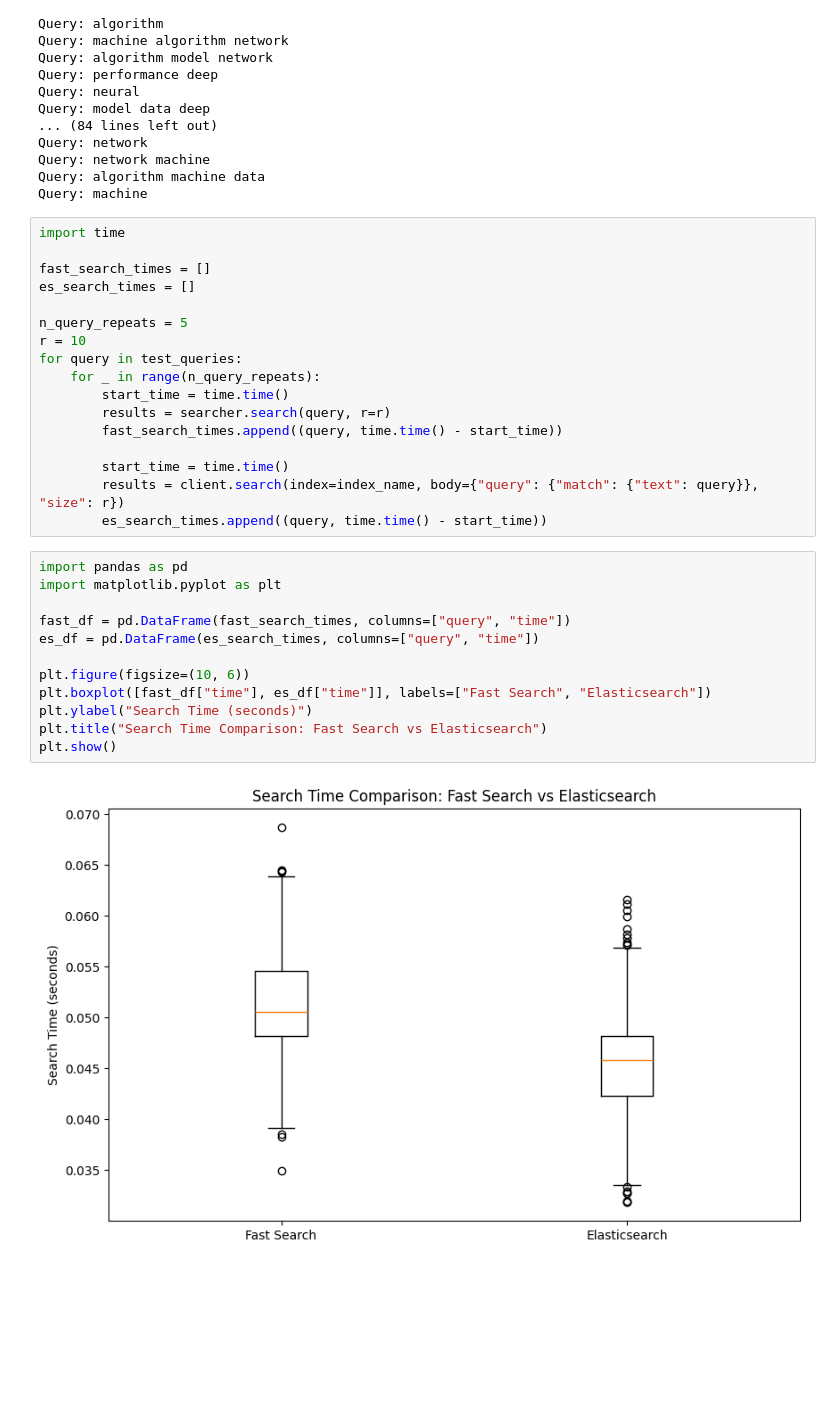
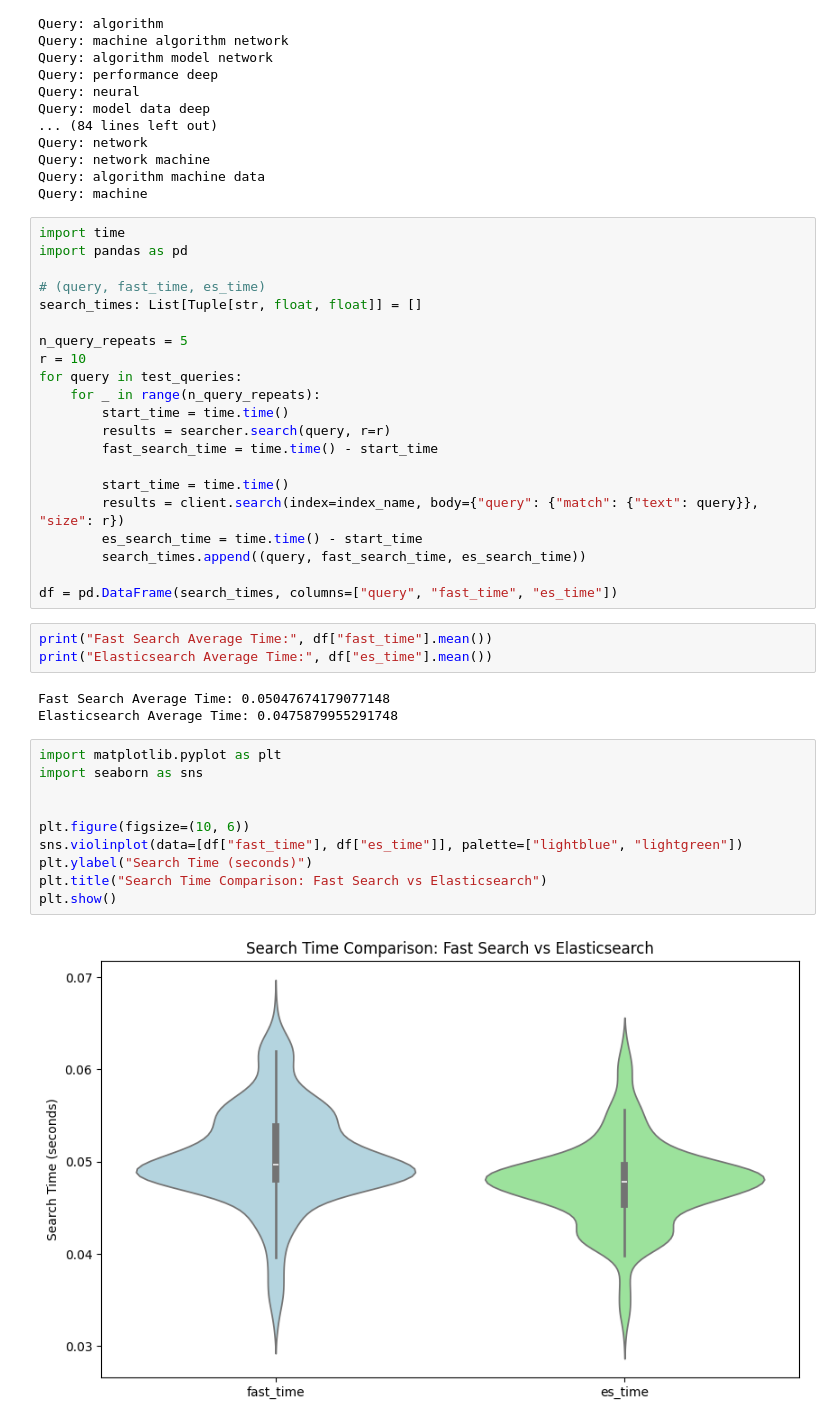
Before and after one commit to AimbotParce/MDS-IRRS-Lab4, a Jupyter notebook: notebooks/fast-vs-elasticsearch.ipynb, the cells around one changed output. Cells and saved outputs as stored; diff of their text form; blank space fills up the shorter version.

Commit message:
Comparison with violin_plot

```diff
--- a/notebooks/fast-vs-elasticsearch.ipynb
+++ b/notebooks/fast-vs-elasticsearch.ipynb
@@ -160,9 +160,10 @@ Query: algorithm machine data
 Query: machine
 # %%
 import time
+import pandas as pd
 
-fast_search_times = []
-es_search_times = []
+# (query, fast_time, es_time)
+search_times: List[Tuple[str, float, float]] = []
 
 n_query_repeats = 5
 r = 10
@@ -170,22 +171,29 @@ for query in test_queries:
     for _ in range(n_query_repeats):
         start_time = time.time()
         results = searcher.search(query, r=r)
-        fast_search_times.append((query, time.time() - start_time))
+        fast_search_time = time.time() - start_time
 
         start_time = time.time()
         results = client.search(index=index_name, body={"query": {"match": {"text": query}}, "size": r})
-        es_search_times.append((query, time.time() - start_time))
+        es_search_time = time.time() - start_time
+        search_times.append((query, fast_search_time, es_search_time))
+
+df = pd.DataFrame(search_times, columns=["query", "fast_time", "es_time"])
+# %%
+print("Fast Search Average Time:", df["fast_time"].mean())
+print("Elasticsearch Average Time:", df["es_time"].mean())
+# %% [output]
+Fast Search Average Time: 0.05047674179077148
+Elasticsearch Average Time: 0.0475879955291748
 # %%
-import pandas as pd
 import matplotlib.pyplot as plt
+import seaborn as sns
 
-fast_df = pd.DataFrame(fast_search_times, columns=["query", "time"])
-es_df = pd.DataFrame(es_search_times, columns=["query", "time"])
 
 plt.figure(figsize=(10, 6))
-plt.boxplot([fast_df["time"], es_df["time"]], labels=["Fast Search", "Elasticsearch"])
+sns.violinplot(data=[df["fast_time"], df["es_time"]], palette=["lightblue", "lightgreen"])
 plt.ylabel("Search Time (seconds)")
 plt.title("Search Time Comparison: Fast Search vs Elasticsearch")
 plt.show()
 # %% [output]
-[figure, old version]
+[figure, new version]
```
Also changed, not shown: 2 other files.
